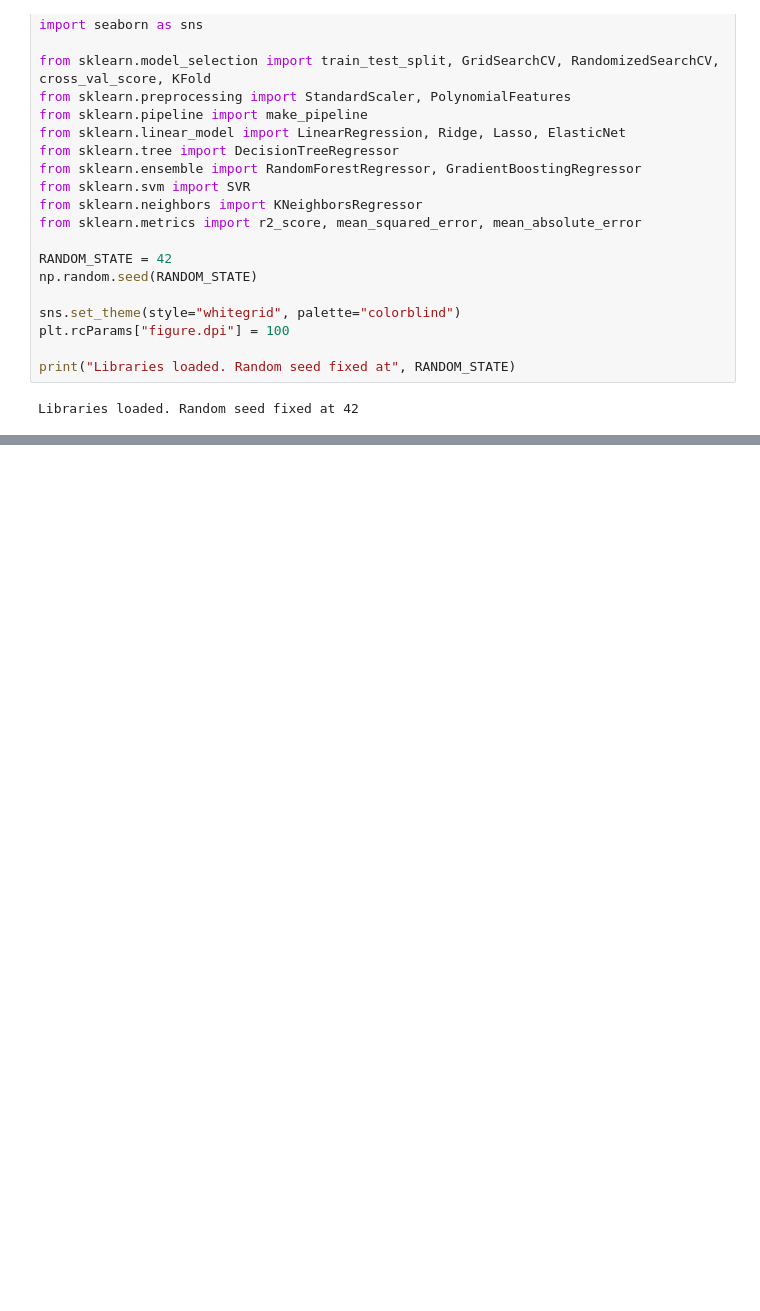
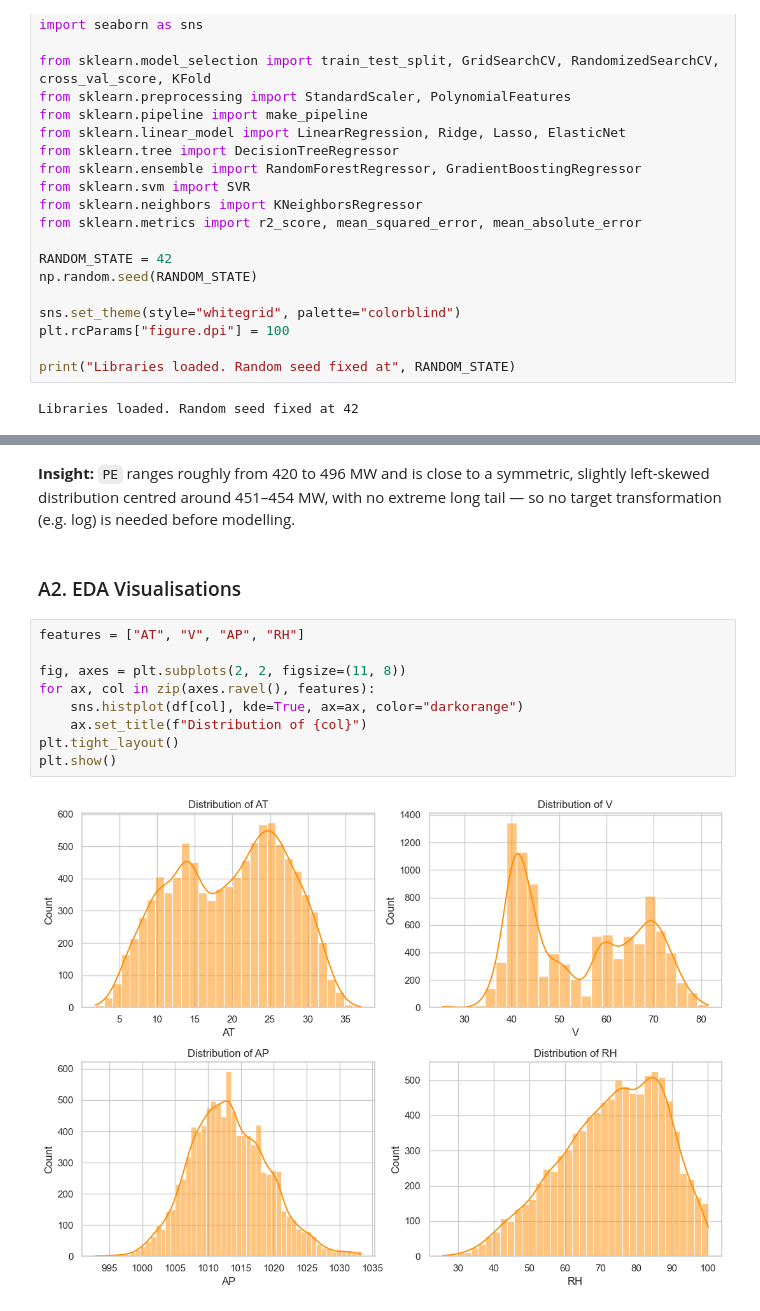
Before and after one commit to Praaneesh/PredictX_Multi_Domain_Predictive_Intelligence, a Jupyter notebook: notebooks/regression.ipynb, the cells around one changed output, grey strips where cells are left out. Drawn from its saved outputs; the diff is of its cells as text; blank space fills up the shorter version.

```diff
--- a/notebooks/regression.ipynb
+++ b/notebooks/regression.ipynb
@@ -47,0 +121,17 @@ Libraries loaded. Random seed fixed at 42
+# %% [markdown]
+**Insight:** `PE` ranges roughly from 420 to 496 MW and is close to a symmetric,
+slightly left-skewed distribution centred around 451–454 MW, with no extreme long tail —
+so no target transformation (e.g. log) is needed before modelling.
+# %% [markdown]
+### A2. EDA Visualisations
+# %%
+features = ["AT", "V", "AP", "RH"]
+
+fig, axes = plt.subplots(2, 2, figsize=(11, 8))
+for ax, col in zip(axes.ravel(), features):
+    sns.histplot(df[col], kde=True, ax=ax, color="darkorange")
+    ax.set_title(f"Distribution of {col}")
+plt.tight_layout()
+plt.show()
+# %% [output]
+[figure, added]
```
Also changed, not shown: parts of 14 cells of this notebook.
